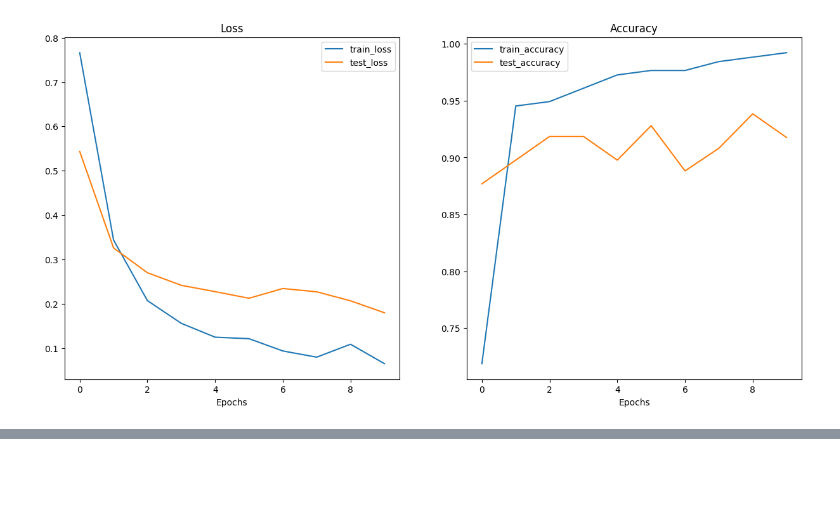
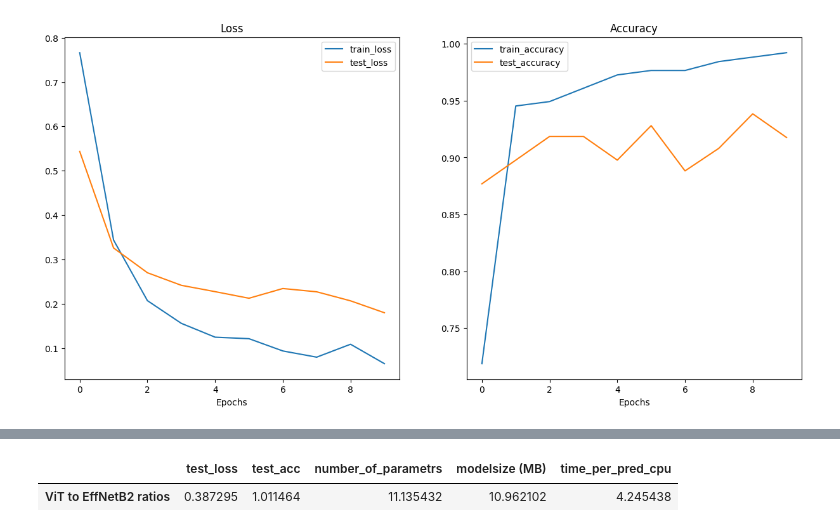
Before and after one commit to gil612/PyTorch, a Jupyter notebook: 09_pytorch_model_deployment.ipynb, the cells around one changed output, grey strips where cells are left out. Cells and saved outputs as stored; diff of their text form; code cells hidden in the pictures; blank space fills up the shorter version.

```diff
--- a/09_pytorch_model_deployment.ipynb
+++ b/09_pytorch_model_deployment.ipynb
@@ -491,0 +738,6 @@ plot_loss_curves(vit_results)
+# %%
+# Compare both models across different characteristics
+pd.DataFrame(data=df.set_index("model").loc["ViT"] / df.set_index("model").loc["EffNetB2"], columns = ['ViT to EffNetB2 ratios']).T
+# %% [output]
+|  | test_loss | test_acc | number_of_parametrs | modelsize (MB) | time_per_pred_cpu |
+| ViT to EffNetB2 ratios | 0.387295 | 1.011464 | 11.135432 | 10.962102 | 4.245438 |
```
Also changed, not shown: parts of 28 cells of this notebook.
